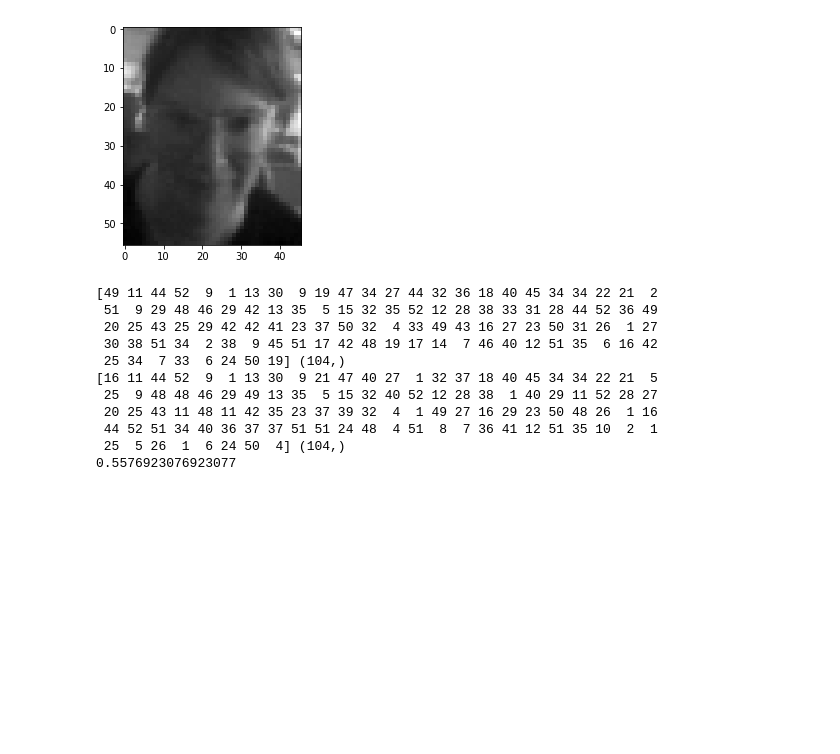
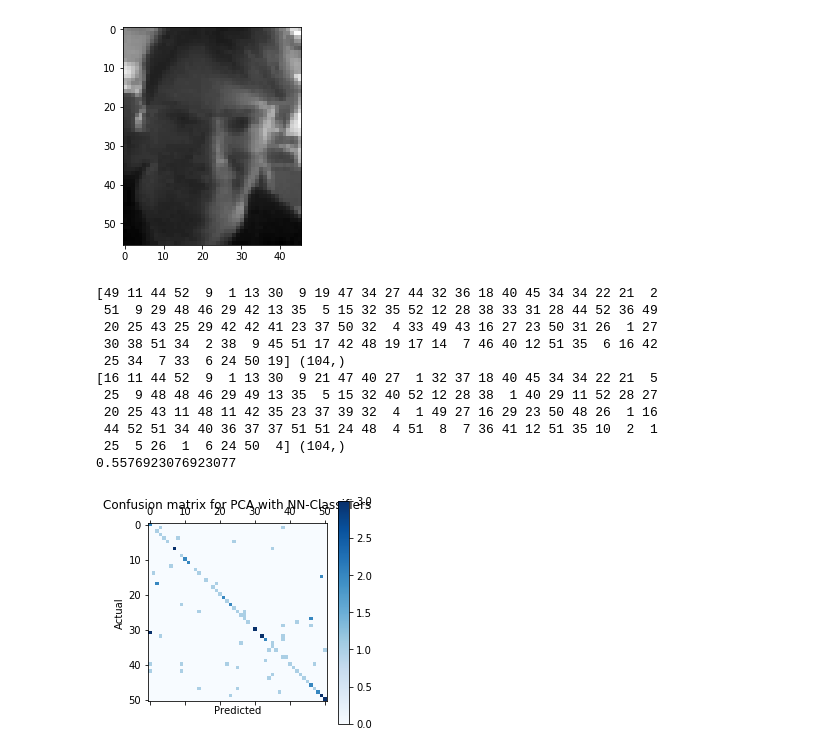
Before and after one commit to Karcsi127/patterrec1, a Jupyter notebook: exercise1.ipynb, the cells around one changed output. Saved outputs shown, nothing was run; the diff lists cells and outputs as text; code cells hidden in the pictures; blank space fills up the shorter version.

```diff
--- a/exercise1.ipynb
+++ b/exercise1.ipynb
@@ -497,37 +498,48 @@ plt.imshow(np.reshape(pca_train[distance.argmin(), :], (46,56)).T, cmap = 'gist_
 # %%
 # Now let's do this for all of the testing images
 
-distances = np.zeros((416, 104)) # In each row we store the distances from a particular training smaple (1 column = 1 testing image's distances)
+distances = np.zeros((416, 104)) # In each row we store the distances from a particular training sample (1 column = 1 testing image's distances)
 
 for k in range (104):
     for i in range(416):
         distances[i, k] = np.linalg.norm(proj_pca_train_norm[i, :]-proj_pca_test_norm[k, :])
 
 # Now we have in each column the distances of the testing images from each of the training images.
 
 # Next step is to find the minimum of each column, and the corresponding row index (per column)
 smallest_distance = distances.min(axis=0) # min per columns
 smallest_index = distances.argmin(axis=0) # min is at which index
 
 # Put the actual test labels into a vector
 actual_label = test [:, 2576].T
 print (actual_label, actual_label.shape)
 
 # Which identity does it belong to according to the learning set?
 print (training[smallest_index, 2576], training[smallest_index, 2576].shape)
 
 is_it_same = (training[smallest_index, 2576]==actual_label)
 percentage_nn = np.sum(is_it_same)/104
 print (percentage_nn)
+
+# Print the corresponding confusion matrix
+cm_NN = confusion_matrix(actual_label, training[smallest_index, 2576])
+
+plt.matshow(cm_NN, cmap = 'Blues')
+plt.colorbar()
+plt.ylabel('Actual')
+plt.xlabel('Predicted')
+plt.title('Confusion matrix for PCA with NN-Classifiers')
+plt.show()
 # %% [output]
 [49 11 44 52  9  1 13 30  9 19 47 34 27 44 32 36 18 40 45 34 34 22 21  2
  51  9 29 48 46 29 42 13 35  5 15 32 35 52 12 28 38 33 31 28 44 52 36 49
  20 25 43 25 29 42 42 41 23 37 50 32  4 33 49 43 16 27 23 50 31 26  1 27
  30 38 51 34  2 38  9 45 51 17 42 48 19 17 14  7 46 40 12 51 35  6 16 42
  25 34  7 33  6 24 50 19] (104,)
 [16 11 44 52  9  1 13 30  9 21 47 40 27  1 32 37 18 40 45 34 34 22 21  5
  25  9 48 48 46 29 49 13 35  5 15 32 40 52 12 28 38  1 40 29 11 52 28 27
  20 25 43 11 48 11 42 35 23 37 39 32  4  1 49 27 16 29 23 50 48 26  1 16
  44 52 51 34 40 36 37 37 51 51 24 48  4 51  8  7 36 41 12 51 35 10  2  1
  25  5 26  1  6 24 50  4] (104,)
 0.5576923076923077
+[figure, added]
```
Also changed, not shown: parts of 7 cells of this notebook.
